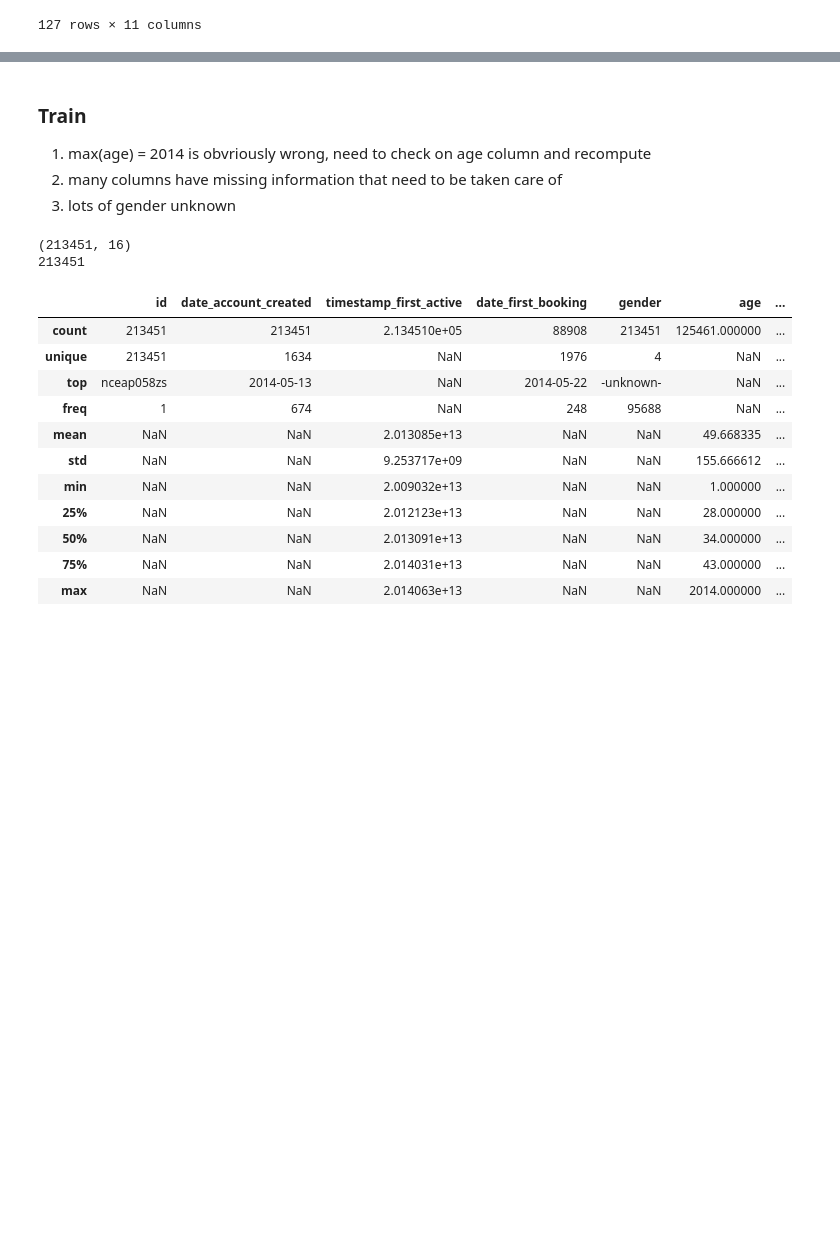
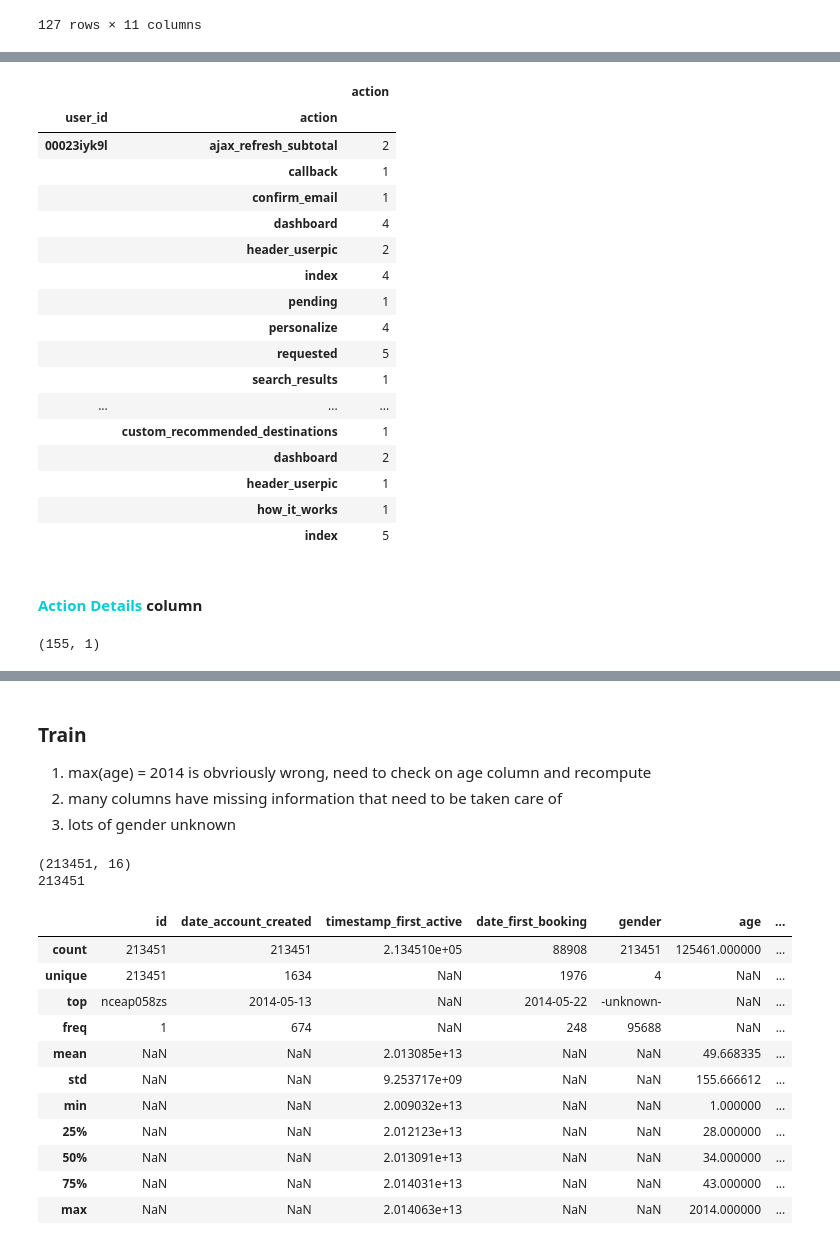
Before and after one commit to bkennedy04/msia420_airbnb_prediction, a Jupyter notebook: src/Airbnb 2.15.18.ipynb, the cells around one changed output, grey strips where cells are left out. Drawn from its saved outputs; the diff is of its cells as text; code cells hidden in the pictures; blank space fills up the shorter version.

```diff
--- a/src/Airbnb 2.15.18.ipynb
+++ b/src/Airbnb 2.15.18.ipynb
@@ -161,0 +235,29 @@ session_v2.head(127)
+# %%
+session_v2 = pd.DataFrame(session_v1.groupby(['user_id','action'])['action'].count())
+session_v2.head(20)
+# %% [output]
+|  |  | action |
+| user_id | action |  |
+| 00023iyk9l | ajax_refresh_subtotal | 2 |
+|  | callback | 1 |
+|  | confirm_email | 1 |
+|  | dashboard | 4 |
+|  | header_userpic | 2 |
+|  | index | 4 |
+|  | pending | 1 |
+|  | personalize | 4 |
+|  | requested | 5 |
+|  | search_results | 1 |
+| ... | ... | ... |
+|  | custom_recommended_destinations | 1 |
+|  | dashboard | 2 |
+|  | header_userpic | 1 |
+|  | how_it_works | 1 |
+|  | index | 5 |
+# %% [markdown]
+#### <font color = DarkTurquoise> Action Details </font> column
+# %%
+action_details = pd.DataFrame(session_v1['action_detail'].value_counts())
+action_details.shape
+# %% [output]
+(155, 1)
```
Also changed, not shown: parts of 16 cells of this notebook, 1 other file.
